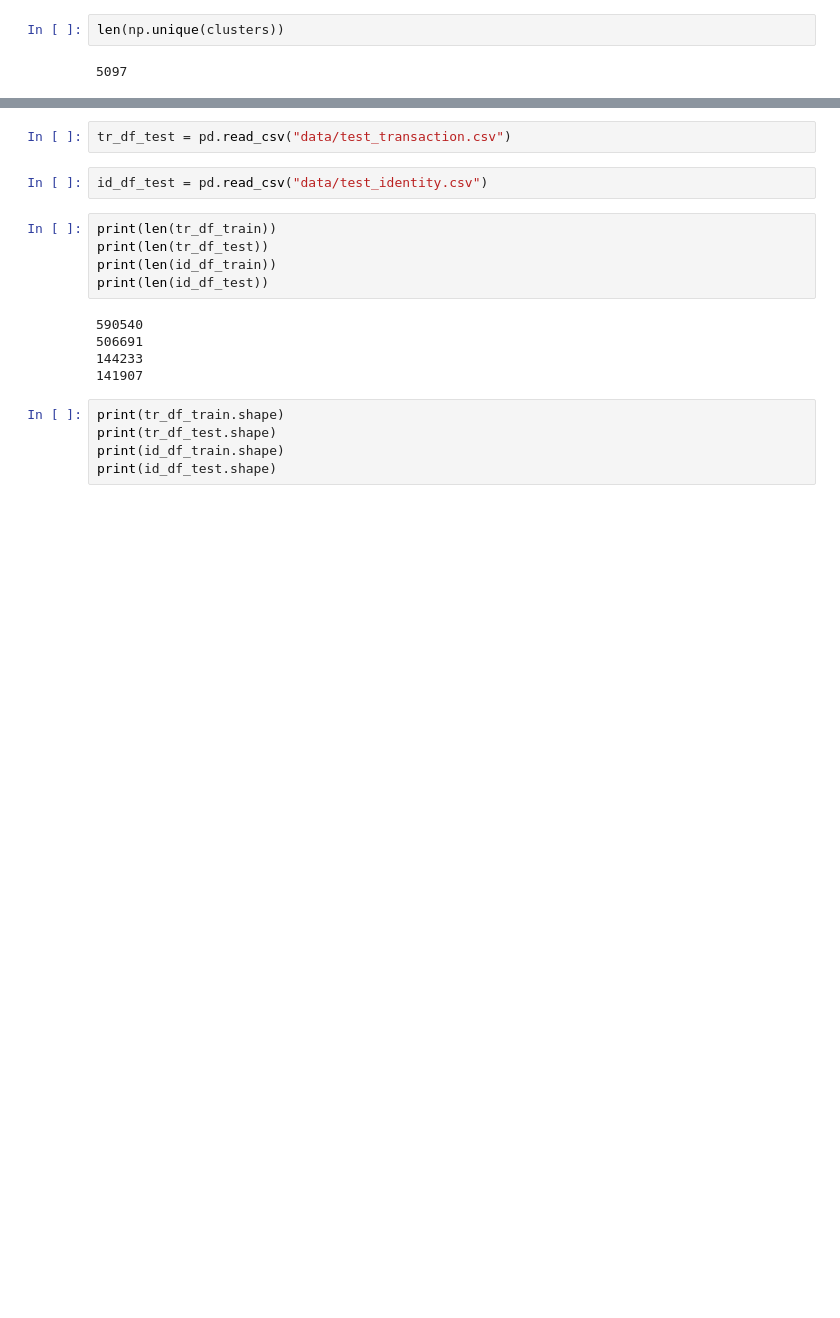
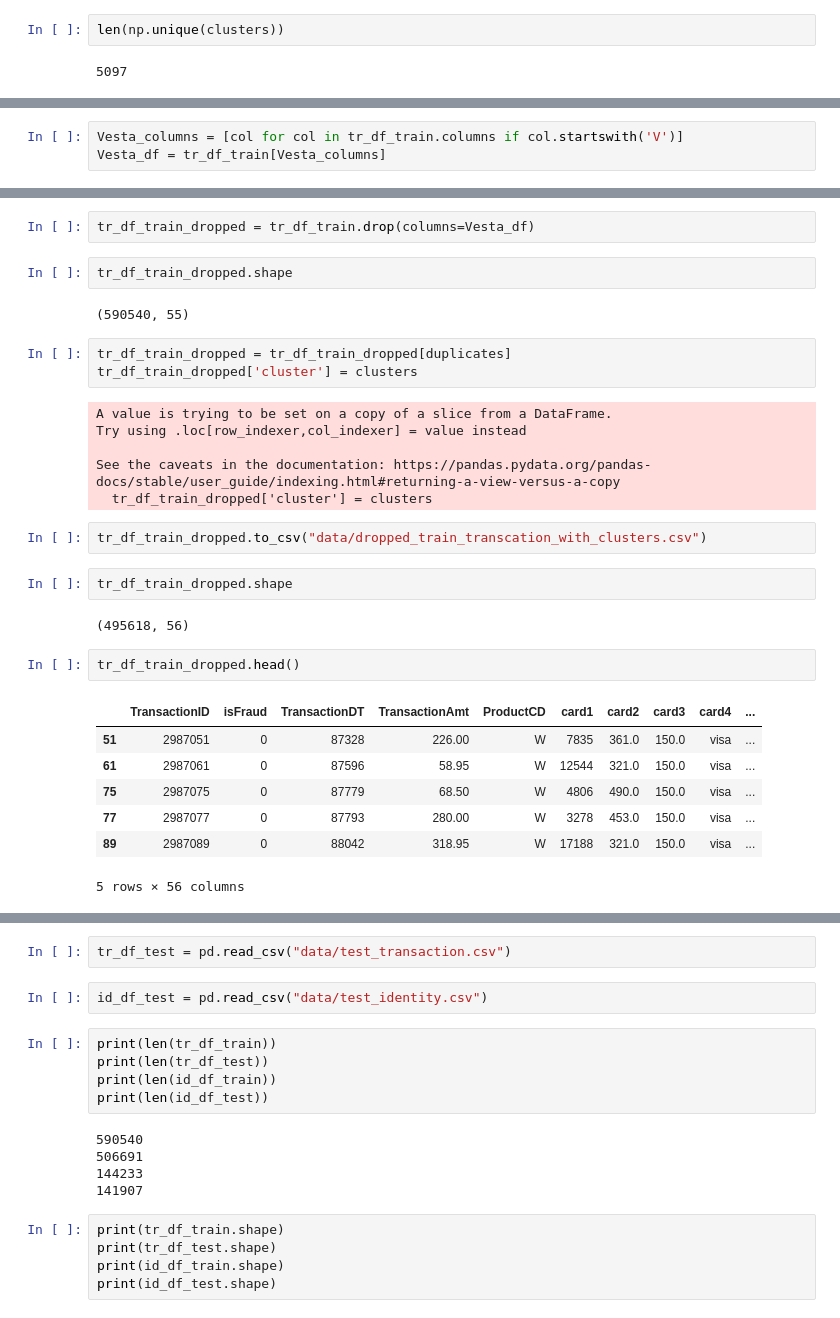
Before and after one commit to nastya-papulova/fraud_detection, a Jupyter notebook: exploration.ipynb, the cells around one changed output, grey strips where cells are left out. Drawn from its saved outputs; the diff is of its cells as text; blank space fills up the shorter version.

```diff
--- a/exploration.ipynb
+++ b/exploration.ipynb
@@ -244,0 +281,3 @@ for i in range(5):  # Первая колонка
+# %%
+Vesta_columns = [col for col in tr_df_train.columns if col.startswith('V')]
+Vesta_df = tr_df_train[Vesta_columns]
@@ -244,0 +290,31 @@ for i in range(5):  # Первая колонка
+# %%
+tr_df_train_dropped = tr_df_train.drop(columns=Vesta_df)
+# %%
+tr_df_train_dropped.shape
+# %% [output]
+(590540, 55)
+# %%
+tr_df_train_dropped = tr_df_train_dropped[duplicates]
+tr_df_train_dropped['cluster'] = clusters
+# %% [output]
+A value is trying to be set on a copy of a slice from a DataFrame.
+Try using .loc[row_indexer,col_indexer] = value instead
+
+See the caveats in the documentation: https://pandas.pydata.org/pandas-docs/stable/user_guide/indexing.html#returning-a-view-versus-a-copy
+  tr_df_train_dropped['cluster'] = clusters
+# %%
+tr_df_train_dropped.to_csv("data/dropped_train_transcation_with_clusters.csv")
+# %%
+tr_df_train_dropped.shape
+# %% [output]
+(495618, 56)
+# %%
+tr_df_train_dropped.head()
+# %% [output]
+|  | TransactionID | isFraud | TransactionDT | TransactionAmt | ProductCD | card1 | card2 | card3 | card4 | ... |
+| 51 | 2987051 | 0 | 87328 | 226.00 | W | 7835 | 361.0 | 150.0 | visa | ... |
+| 61 | 2987061 | 0 | 87596 | 58.95 | W | 12544 | 321.0 | 150.0 | visa | ... |
+| 75 | 2987075 | 0 | 87779 | 68.50 | W | 4806 | 490.0 | 150.0 | visa | ... |
+| 77 | 2987077 | 0 | 87793 | 280.00 | W | 3278 | 453.0 | 150.0 | visa | ... |
+| 89 | 2987089 | 0 | 88042 | 318.95 | W | 17188 | 321.0 | 150.0 | visa | ... |
+5 rows × 56 columns
```
Also changed, not shown: parts of 18 cells of this notebook.
